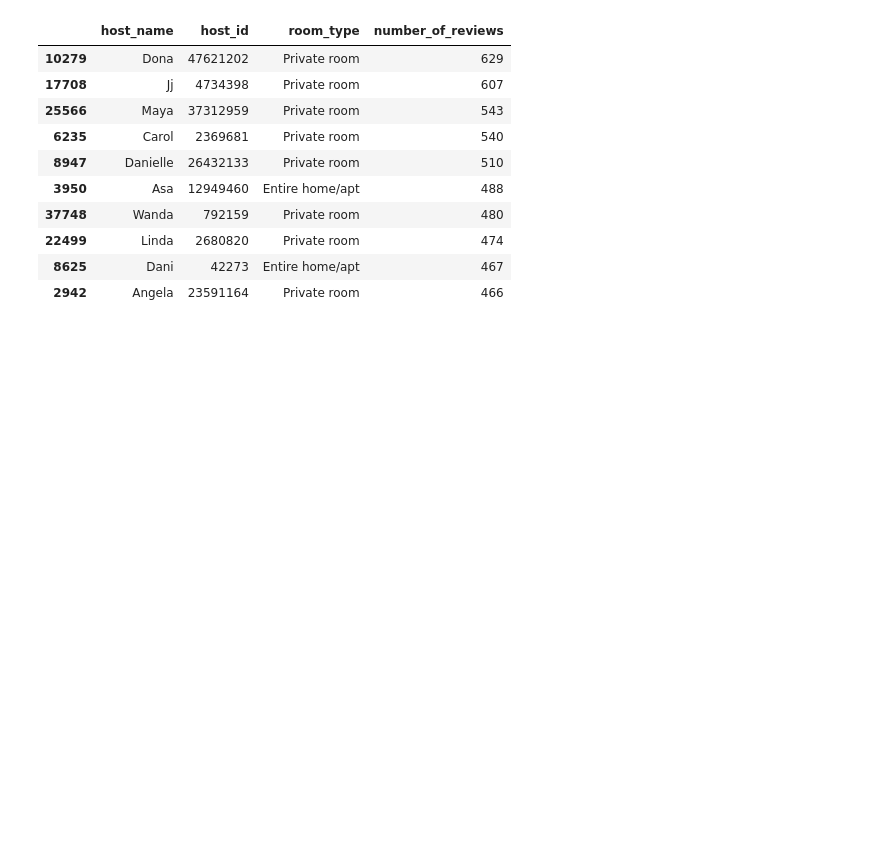
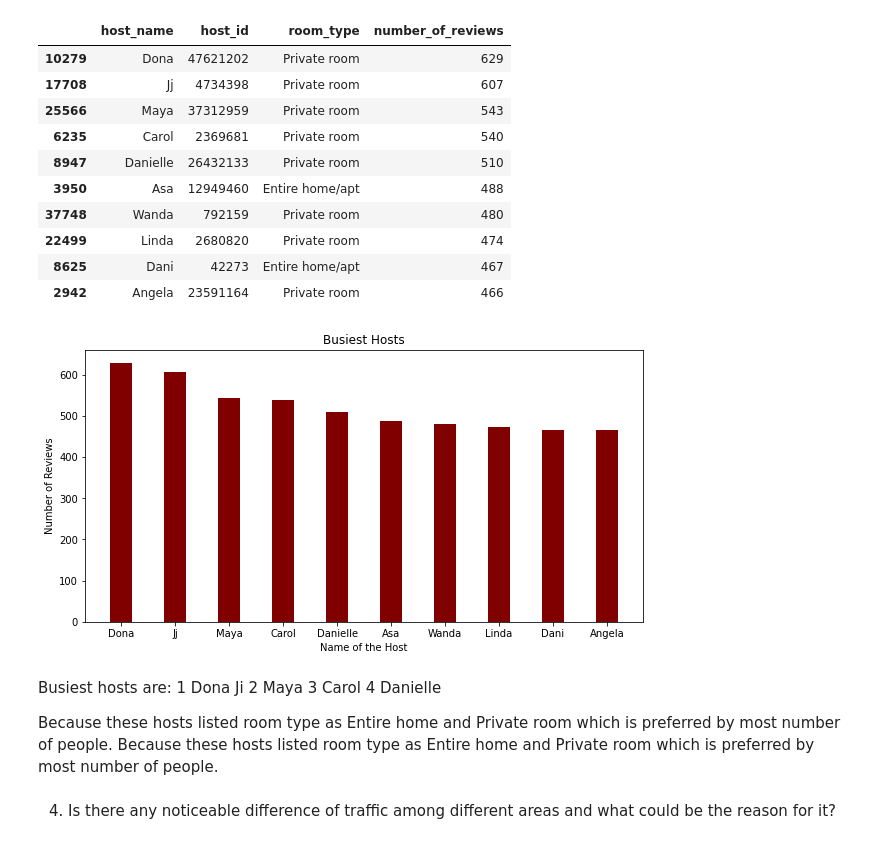
Before and after one commit to Pankaj132/Airbnb-Bookings-Analysis---Capstone-Project, a Jupyter notebook: Airbnb_Bookings_Analysis_Capstone_Project.ipynb, the cells around one changed output. Saved outputs shown, nothing was run; the diff lists cells and outputs as text; code cells hidden in the pictures; blank space fills up the shorter version.

Commit message:
Q4.Is there any noticeable difference of traffic among different areas and what could be the reason for it? 1st part

```diff
--- a/Airbnb_Bookings_Analysis_Capstone_Project.ipynb
+++ b/Airbnb_Bookings_Analysis_Capstone_Project.ipynb
@@ -30,7 +30,7 @@ Drive already mounted at /content/drive; to attempt to forcibly remount, call dr
 # %% [markdown]
 Importing data set into dataframe
 # %%
-df = pd.read_csv('/content/drive/MyDrive/AB Capstone Projects data files/Airbnb NYC 2019.csv')
+df = pd.read_csv('/content/drive/MyDrive/Colab Notebooks/eda capstone project /Airbnb NYC 2019.csv')
 # %%
 df.shape
 # %% [output]
@@ -189,3 +189,30 @@ busiest_hosts
 | 22499 | Linda | 2680820 | Private room | 474 |
 | 8625 | Dani | 42273 | Entire home/apt | 467 |
 | 2942 | Angela | 23591164 | Private room | 466 |
+# %%
+name = busiest_hosts['host_name']
+reviews = busiest_hosts['number_of_reviews']
+
+fig = plt.figure(figsize = (10, 5))
+
+# creating the bar plot
+plt.bar(name, reviews, color ='maroon',
+        width = 0.4)
+
+plt.xlabel("Name of the Host")
+plt.ylabel("Number of Reviews")
+plt.title("Busiest Hosts")
+plt.show()
+# %% [output]
+[figure, added]
+# %% [markdown]
+Busiest hosts are:
+1 Dona Ji
+2 Maya
+3 Carol
+4 Danielle
+
+Because these hosts listed room type as Entire home and Private room which is preferred by most number of people.
+Because these hosts listed room type as Entire home and Private room which is preferred by most number of people.
+# %% [markdown]
+4. Is there any noticeable difference of traffic among different areas and what could be the reason for it?
```
Also changed, not shown: parts of 1 cell of this notebook.
